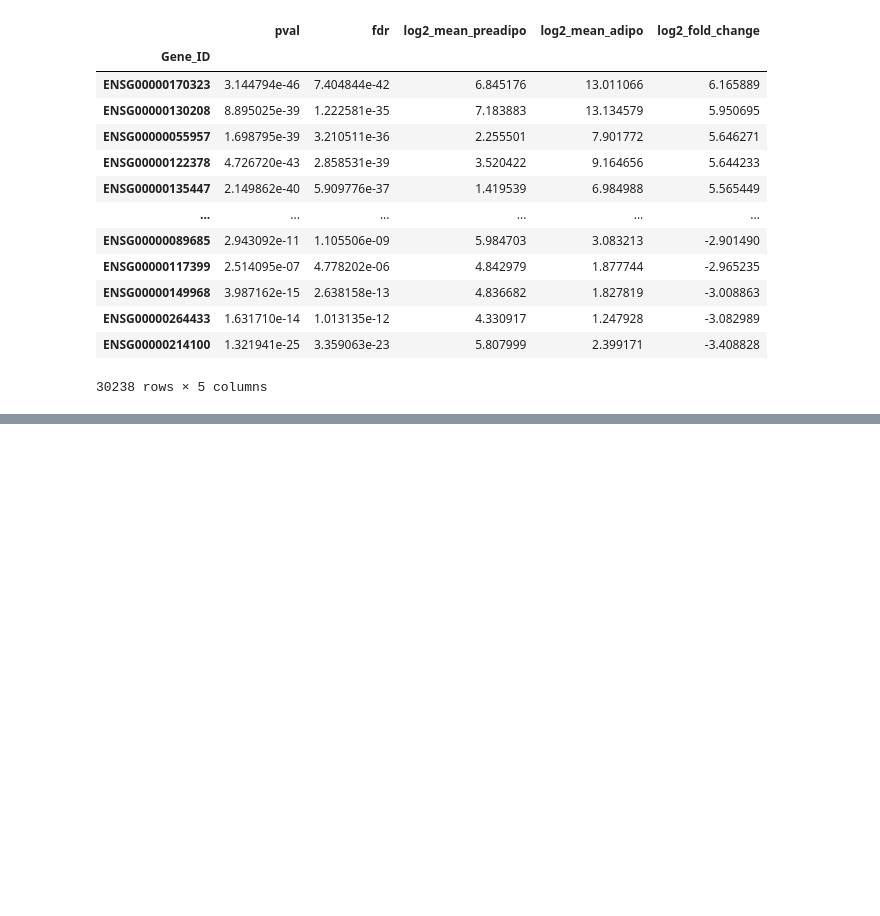
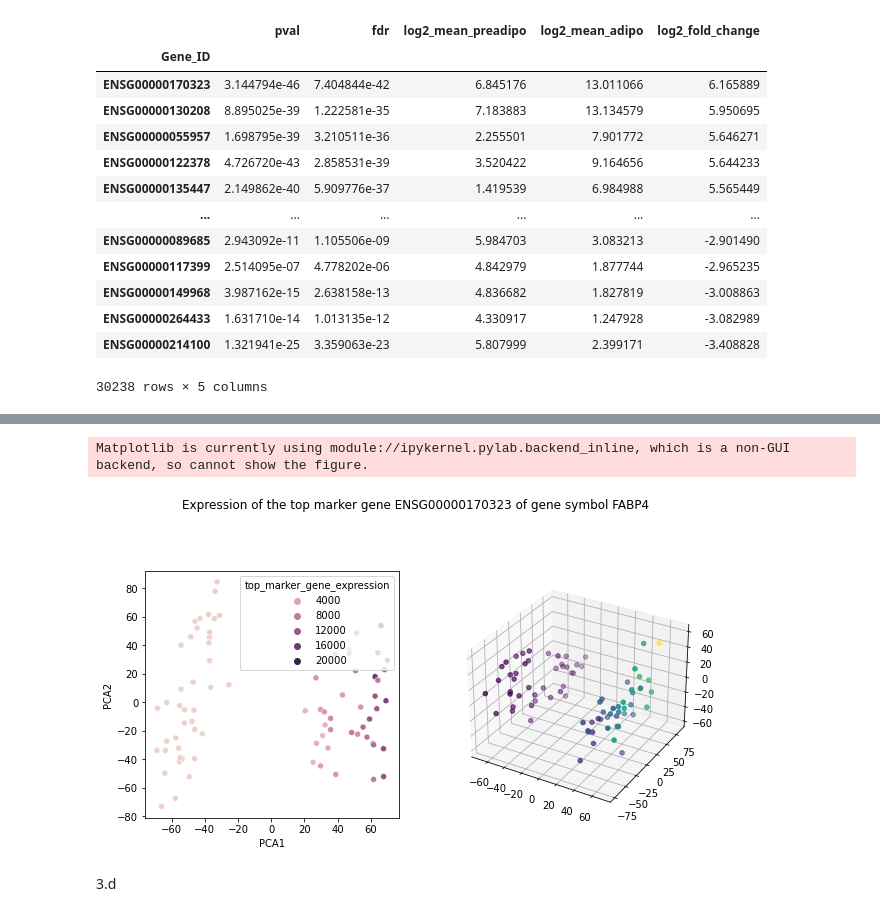
Before and after one commit to CamilleChallier/Transcriptomics_project, a Jupyter notebook: guillaume.ipynb, the cells around one changed output, grey strips where cells are left out. Saved outputs shown, nothing was run; the diff lists cells and outputs as text; code cells hidden in the pictures; blank space fills up the shorter version.

```diff
--- a/guillaume.ipynb
+++ b/guillaume.ipynb
@@ -220,0 +231,6 @@ de_results
+# %%
+gene_annotation = pd.read_csv( os.path.join(core_path, 'Homo_sapiens.GRCh37.75.gene_annotation.txt'),sep= "\t")
+gene_annotation.index = gene_annotation.Ensembl
+gene_annotation2 = gene_annotation.loc[de_results.index,:]
+de_results["gene_symbol"] = gene_annotation2.Name
+de_results
@@ -220,0 +254,4 @@ de_results
+# %%
+gene_annotation3 = gene_annotation.loc[transcriptomics.index,:]
+transcriptomics_annotate = pd.concat([transcriptomics, gene_annotation3.Name], axis=1)
+transcriptomics_annotate
@@ -220,0 +273,24 @@ de_results
+# %%
+pca_output_log_df["top_marker_gene_expression"] = np.array(transcriptomics.loc['ENSG00000170323'])
+pca_output_log_df["top_marker_gene_expression"] = pca_output_log_df["top_marker_gene_expression"].astype(float)
+# %%
+def top_marker_gene_plot (df, column_name, Ensembl_name, Gene_symbol):
+    fig = plt.figure(figsize=(10,10))
+    fig.suptitle("Expression of the top marker gene " + Ensembl_name + " of gene symbol " +Gene_symbol )
+
+    #ax1 = ax1.axes(projection ="3d")
+    ax1 = fig.add_subplot(2, 2, 2, projection='3d')
+    ax1.scatter3D(df['PCA1'], df['PCA2'], df['PCA3'], c =df[column_name])#, cmap=cmap)
+
+    ax2 = fig.add_subplot(2, 2, 1)
+    ax2 = sns.scatterplot(x=df['PCA1'], y=df['PCA2'], hue=df[column_name] , cmap=cmap)
+    fig.show()
+# %%
+name = transcriptomics_annotate.loc["ENSG00000170323"].Name
+cmap= sns.color_palette("rocket", as_cmap=True)
+top_marker_gene_plot(pca_output_log_df,"top_marker_gene_expression", "ENSG00000170323", name)
+# %% [output]
+Matplotlib is currently using module://ipykernel.pylab.backend_inline, which is a non-GUI backend, so cannot show the figure.
+[figure, added]
+# %% [markdown]
+3.d
```
Also changed, not shown: parts of 12 cells of this notebook.
